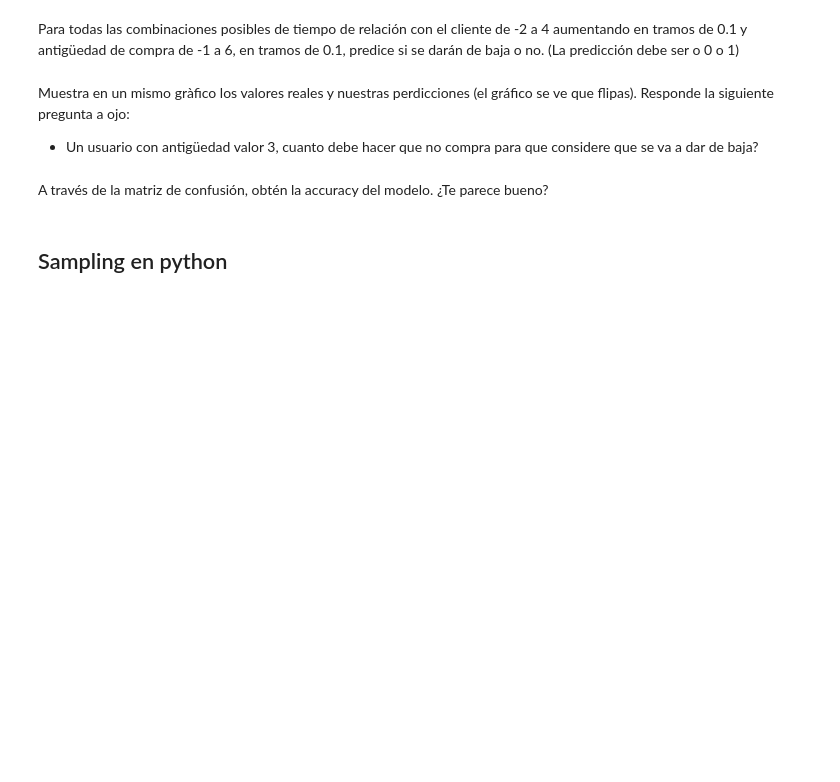
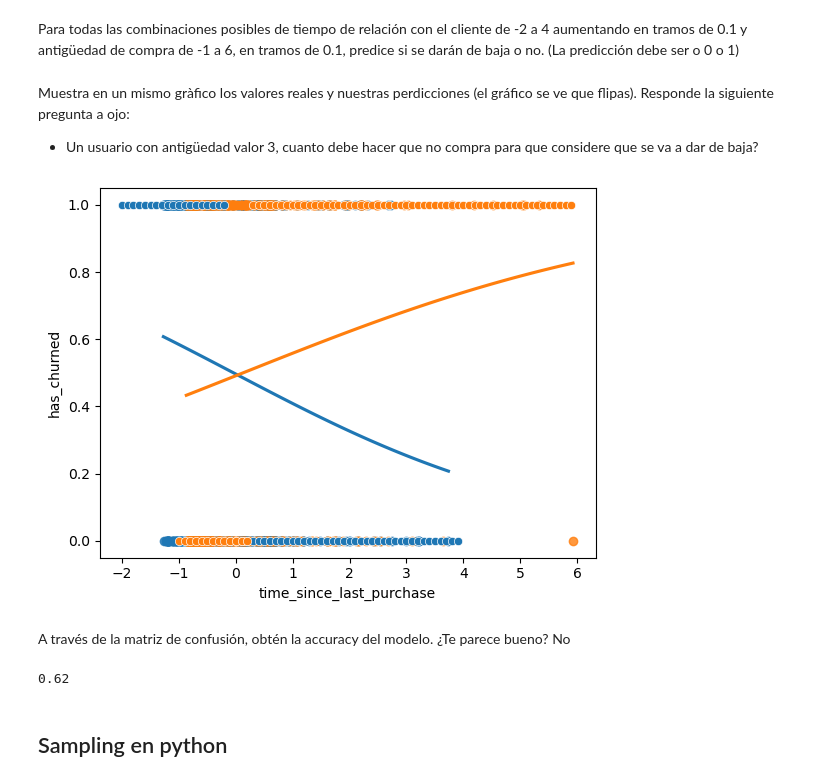
Before and after one commit to gcfp/M03, a Jupyter notebook: activitat-MultipleLogistic/MultipleLogistic_Sampling.ipynb, the cells around one changed output. Cells and saved outputs as stored; diff of their text form; code cells hidden in the pictures; blank space fills up the shorter version.

```diff
--- a/activitat-MultipleLogistic/MultipleLogistic_Sampling.ipynb
+++ b/activitat-MultipleLogistic/MultipleLogistic_Sampling.ipynb
@@ -2,3 +2,13 @@
 ## MULTIPLE LOGISTIC REGRESSION
 # %% [markdown]
 Del dataset churn, ajusta un modelo de estado de abandono con las dos variables explicativas del conjunto de datos: la duración de la relación con el cliente y la antigüedad de la compra, y su interacción.
+# %%
+import pandas as pd
+import numpy as np
+import seaborn as sns
+import matplotlib.pyplot as plt
+from statsmodels.formula.api import logit
+
+churn_df = pd.read_csv('churn.csv')
+
+model = logit('has_churned ~ time_since_first_purchase + time_since_last_purchase', data=churn_df).fit()
@@ -5,10 +19,45 @@ Del dataset churn, ajusta un modelo de estado de abandono con las dos variables
 # %% [markdown]
 Para todas las combinaciones posibles de tiempo de relación con el cliente de -2 a 4 aumentando en tramos de 0.1 y antigüedad de compra de -1 a 6, en tramos de 0.1, predice si se darán de baja o no. (La predicción debe ser o 0 o 1)
+# %%
+tsfp_predict = pd.DataFrame({'time_since_first_purchase': np.arange(-2, 4, 0.1)})
+tslp_predict = pd.DataFrame({'time_since_last_purchase': np.arange(-1, 6, 0.1)})
+
+tslp_predict['time_since_first_purchase'] = 0
+tsfp_predict['time_since_last_purchase'] = 0
+
+tsfp_predict['has_churned'] = model.predict(tsfp_predict)
+tslp_predict['has_churned'] = model.predict(tslp_predict)
+
+tsfp_predict['has_churned'] = tsfp_predict['has_churned'].apply(lambda x: 1 if x > 0.5 else 0)
+tslp_predict['has_churned'] = tslp_predict['has_churned'].apply(lambda x: 1 if x > 0.5 else 0)
 # %% [markdown]
 Muestra en un mismo gràfico los valores reales y nuestras perdicciones (el gráfico se ve que flipas). Responde la siguiente pregunta a ojo:
 - Un usuario con antigüedad valor 3, cuanto debe hacer que no compra para que considere que se va a dar de baja?
+# %%
+#Muestra en un mismo gràfico los valores reales y nuestras perdicciones (el gráfico se ve que flipas). Responde la siguiente pregunta a ojo:
+#- Un usuario con antigüedad valor 3, cuanto debe hacer que no compra para que considere que se va a dar de baja?
+sns.regplot(x='time_since_first_purchase', y='has_churned', data=churn_df, logistic=True, ci=None)
+sns.regplot(x='time_since_last_purchase', y='has_churned', data=churn_df, logistic=True, ci=None)
+sns.scatterplot(x='time_since_first_purchase', y='has_churned', data=tsfp_predict)
+sns.scatterplot(x='time_since_last_purchase', y='has_churned', data=tslp_predict)
+plt.show()
+# %% [output]
+[figure, added]
 # %% [markdown]
-A través de la matriz de confusión, obtén la accuracy del modelo. ¿Te parece bueno?
+A través de la matriz de confusión, obtén la accuracy del modelo. ¿Te parece bueno? No
+# %%
+respuesta_real = churn_df['has_churned']
+prediccion_completa = np.round(model.predict(churn_df))
+modComp = pd.DataFrame({'respuesta_real': respuesta_real, 'prediccion_completa': prediccion_completa})
+conf_matrix = model.pred_table()
+VP = conf_matrix[0,0]
+VN = conf_matrix[0,1]
+FN = conf_matrix[1,0]
+FP = conf_matrix[1,1]
+precision = (VP+FP)/(VP+VN+FN+FP)
+print(precision)
+# %% [output]
+0.62
 # %% [markdown]
 ## Sampling en python
 # %% [markdown]
```
Also changed, not shown: parts of 4 cells of this notebook, 2 other files.
